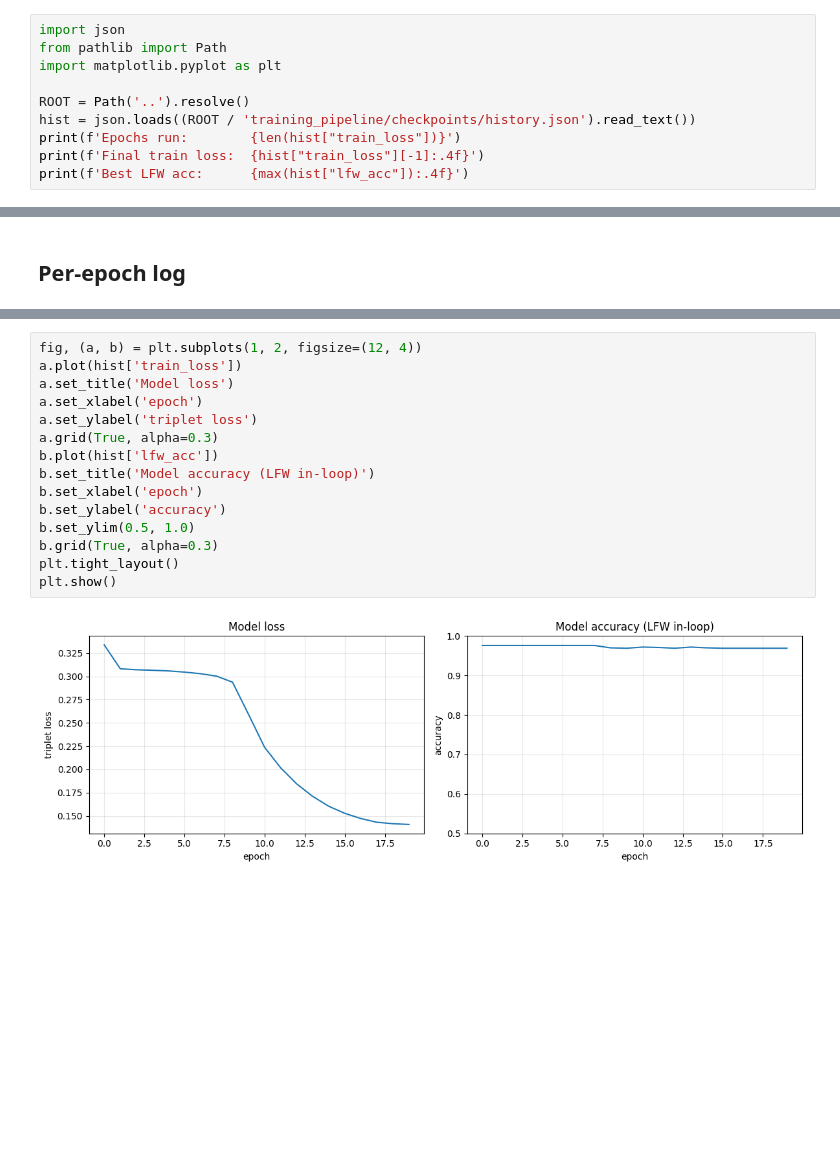
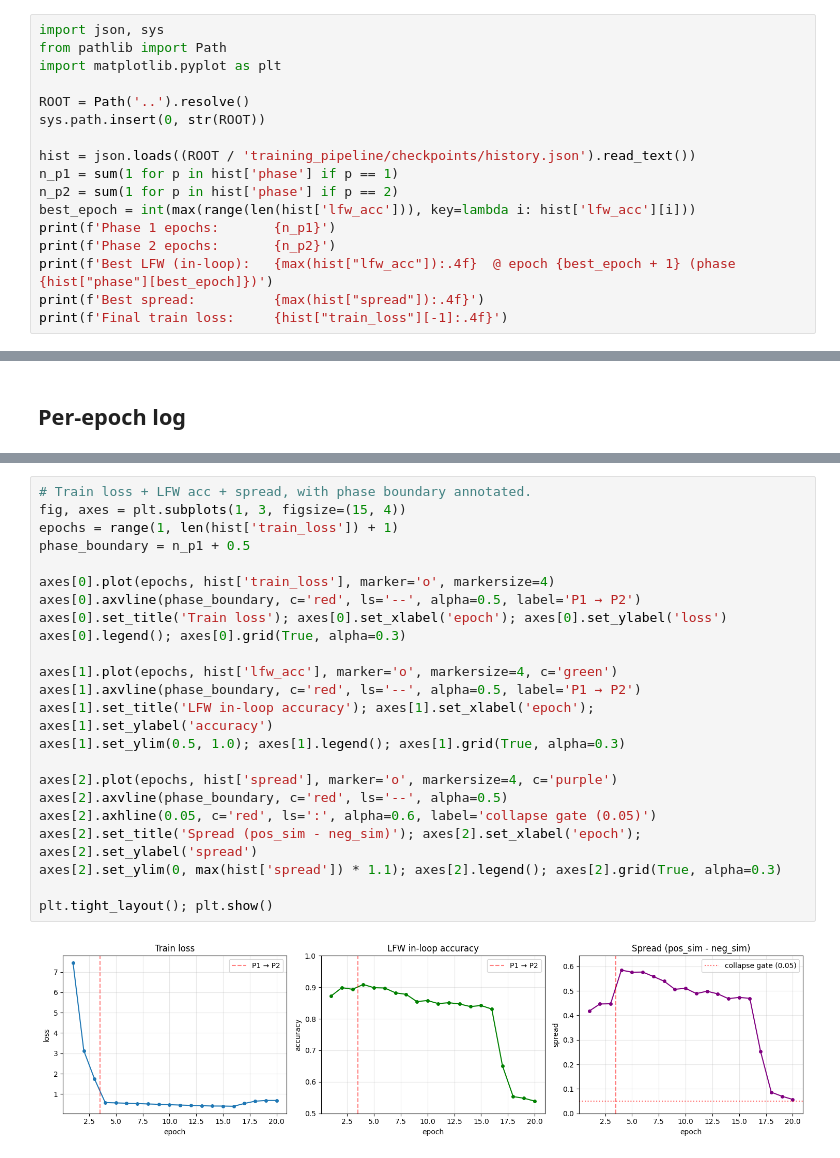
Before and after one commit to get-wright/IT4432E_Project, a Jupyter notebook: training_pipeline/training_results.ipynb, the cells around one changed output, grey strips where cells are left out. Cells and saved outputs as stored; diff of their text form; blank space fills up the shorter version.

```diff
--- a/training_pipeline/training_results.ipynb
+++ b/training_pipeline/training_results.ipynb
@@ -5,11 +7,18 @@ Loss curves, in-loop LFW accuracy, and a t-SNE projection of validation embeddin
 # %%
-import json
+import json, sys
 from pathlib import Path
 import matplotlib.pyplot as plt
 
 ROOT = Path('..').resolve()
+sys.path.insert(0, str(ROOT))
+
 hist = json.loads((ROOT / 'training_pipeline/checkpoints/history.json').read_text())
-print(f'Epochs run:        {len(hist["train_loss"])}')
-print(f'Final train loss:  {hist["train_loss"][-1]:.4f}')
-print(f'Best LFW acc:      {max(hist["lfw_acc"]):.4f}')
+n_p1 = sum(1 for p in hist['phase'] if p == 1)
+n_p2 = sum(1 for p in hist['phase'] if p == 2)
+best_epoch = int(max(range(len(hist['lfw_acc'])), key=lambda i: hist['lfw_acc'][i]))
+print(f'Phase 1 epochs:       {n_p1}')
+print(f'Phase 2 epochs:       {n_p2}')
+print(f'Best LFW (in-loop):   {max(hist["lfw_acc"]):.4f}  @ epoch {best_epoch + 1} (phase {hist["phase"][best_epoch]})')
+print(f'Best spread:          {max(hist["spread"]):.4f}')
+print(f'Final train loss:     {hist["train_loss"][-1]:.4f}')
 # %% [output]
@@ -90,17 +98,25 @@ log
 # %%
-fig, (a, b) = plt.subplots(1, 2, figsize=(12, 4))
-a.plot(hist['train_loss'])
-a.set_title('Model loss')
-a.set_xlabel('epoch')
-a.set_ylabel('triplet loss')
-a.grid(True, alpha=0.3)
-b.plot(hist['lfw_acc'])
-b.set_title('Model accuracy (LFW in-loop)')
-b.set_xlabel('epoch')
-b.set_ylabel('accuracy')
-b.set_ylim(0.5, 1.0)
-b.grid(True, alpha=0.3)
-plt.tight_layout()
-plt.show()
+# Train loss + LFW acc + spread, with phase boundary annotated.
+fig, axes = plt.subplots(1, 3, figsize=(15, 4))
+epochs = range(1, len(hist['train_loss']) + 1)
+phase_boundary = n_p1 + 0.5
+
+axes[0].plot(epochs, hist['train_loss'], marker='o', markersize=4)
+axes[0].axvline(phase_boundary, c='red', ls='--', alpha=0.5, label='P1 → P2')
+axes[0].set_title('Train loss'); axes[0].set_xlabel('epoch'); axes[0].set_ylabel('loss')
+axes[0].legend(); axes[0].grid(True, alpha=0.3)
+
+axes[1].plot(epochs, hist['lfw_acc'], marker='o', markersize=4, c='green')
+axes[1].axvline(phase_boundary, c='red', ls='--', alpha=0.5, label='P1 → P2')
+axes[1].set_title('LFW in-loop accuracy'); axes[1].set_xlabel('epoch'); axes[1].set_ylabel('accuracy')
+axes[1].set_ylim(0.5, 1.0); axes[1].legend(); axes[1].grid(True, alpha=0.3)
+
+axes[2].plot(epochs, hist['spread'], marker='o', markersize=4, c='purple')
+axes[2].axvline(phase_boundary, c='red', ls='--', alpha=0.5)
+axes[2].axhline(0.05, c='red', ls=':', alpha=0.6, label='collapse gate (0.05)')
+axes[2].set_title('Spread (pos_sim - neg_sim)'); axes[2].set_xlabel('epoch'); axes[2].set_ylabel('spread')
+axes[2].set_ylim(0, max(hist['spread']) * 1.1); axes[2].legend(); axes[2].grid(True, alpha=0.3)
+
+plt.tight_layout(); plt.show()
 # %% [output]
-[figure, old version]
+[figure, new version]
```
Also changed, not shown: parts of 7 cells of this notebook, 10 other files.
